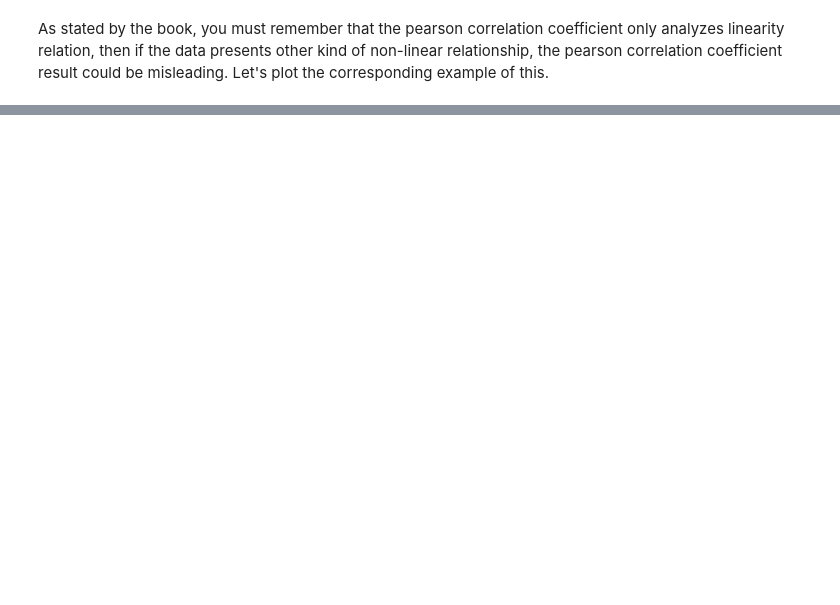
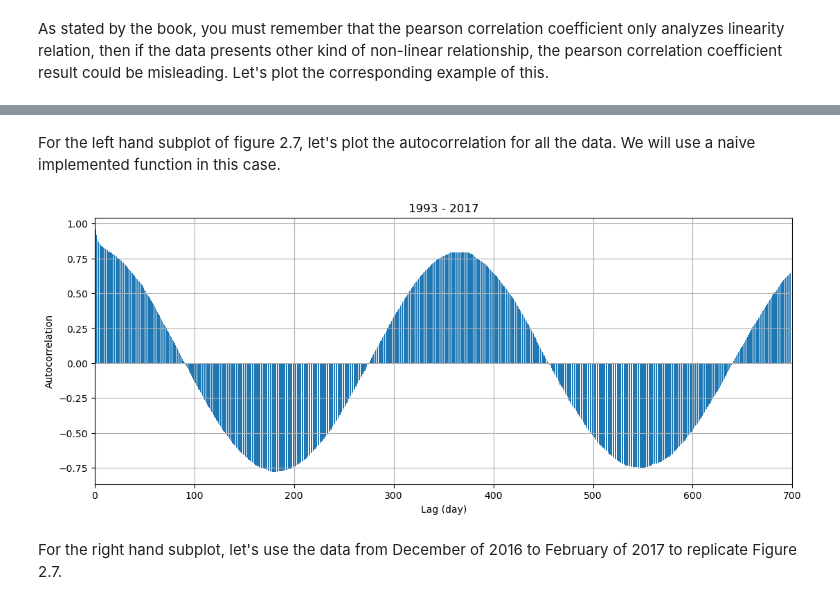
Before and after one commit to juagudeloo/Intro-EnvironmentalDataScience, a Jupyter notebook: notebooks/Chapter2.ipynb, the cells around one changed output, grey strips where cells are left out. Cells and saved outputs as stored; diff of their text form; code cells hidden in the pictures; blank space fills up the shorter version.

```diff
--- a/notebooks/Chapter2.ipynb
+++ b/notebooks/Chapter2.ipynb
@@ -240,0 +241,47 @@ plt.show()
+# %% [markdown]
+For the left hand subplot of figure 2.7, let's plot the autocorrelation for all the data. We will use a naive implemented function in this case.
+# %%
+def autocorrelation(data: np.ndarray, lag: int) -> float:
+    """
+    Calculate the autocorrelation of a given data array for a specified lag.
+
+    Parameters:
+    data (np.ndarray): Input data array.
+    lag (int): The lag value for which to calculate the autocorrelation.
+
+    Returns:
+    float: The autocorrelation value for the specified lag.
+    """
+    n = len(data)
+    mean = np.mean(data)
+    c0 = np.sum((data - mean) ** 2)
+
+    def r(h):
+        return np.sum((data[:n - h] - mean) * (data[h:] - mean)) / c0
+
+    return r(lag)
+# %%
+# Calculate the autocorrelation of the temperature data
+temperature = df['avg_temperature'].values
+n = 700
+autocorrelations = []
+
+for lag in range(1, n - 1):
+    autocorr = autocorrelation(temperature, lag)
+    autocorrelations.append(autocorr)
+# %%
+
+
+# Plot the autocorrelation
+plt.figure(figsize=(13, 5))
+plt.bar(range(1, n - 1), autocorrelations)
+plt.title('1993 - 2017')
+plt.xlabel('Lag (day)')
+plt.ylabel('Autocorrelation')
+plt.xlim((0,700))
+plt.grid(True)
+plt.show()
+# %% [output]
+[figure, added]
+# %% [markdown]
+For the right hand subplot, let's use the data from December of 2016 to February of 2017 to replicate Figure 2.7.
```
Also changed, not shown: parts of 21 cells of this notebook.
